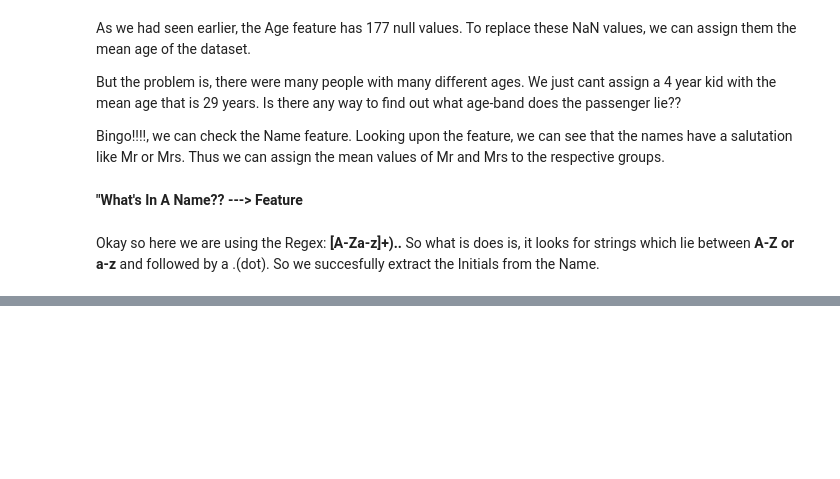
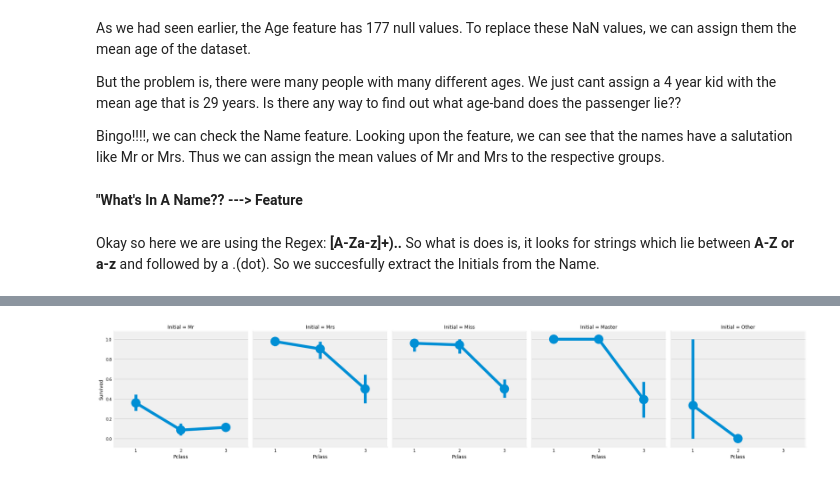
Before and after one commit to JohnHeo04/Day_by_day, a Jupyter notebook: EDA To Prediction_3rd_Description.ipynb, the cells around one changed output, grey strips where cells are left out. Drawn from its saved outputs; the diff is of its cells as text; code cells hidden in the pictures; blank space fills up the shorter version.

```diff
--- a/EDA To Prediction_3rd_Description.ipynb
+++ b/EDA To Prediction_3rd_Description.ipynb
@@ -232,0 +287,5 @@ Okay so here we are using the Regex: __[A-Za-z]+)..__ So what is does is, it loo
+# %%
+sns.factorplot('Pclass','Survived',col='Initial',data=data)
+plt.show()
+# %% [output]
+[figure, added]
```
Also changed, not shown: parts of 14 cells of this notebook.
